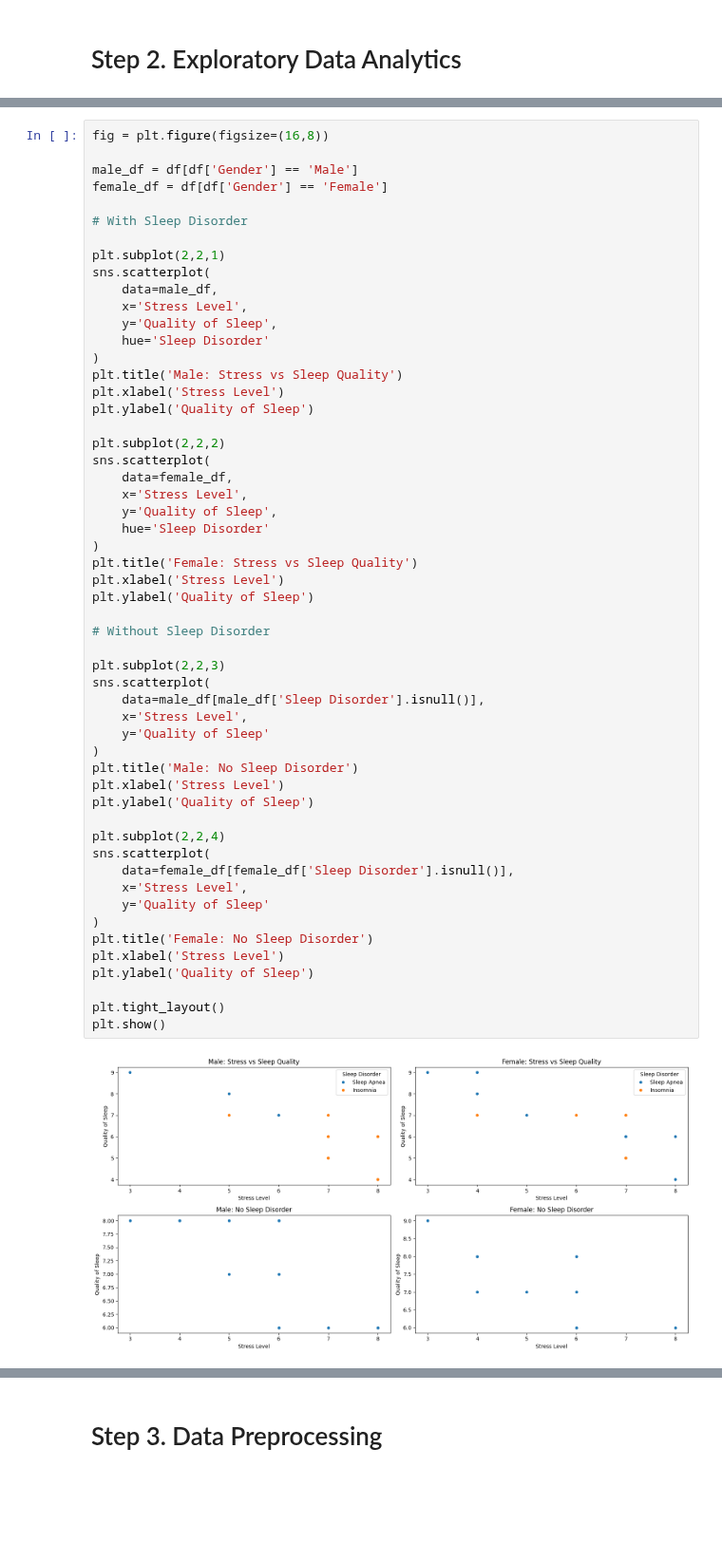
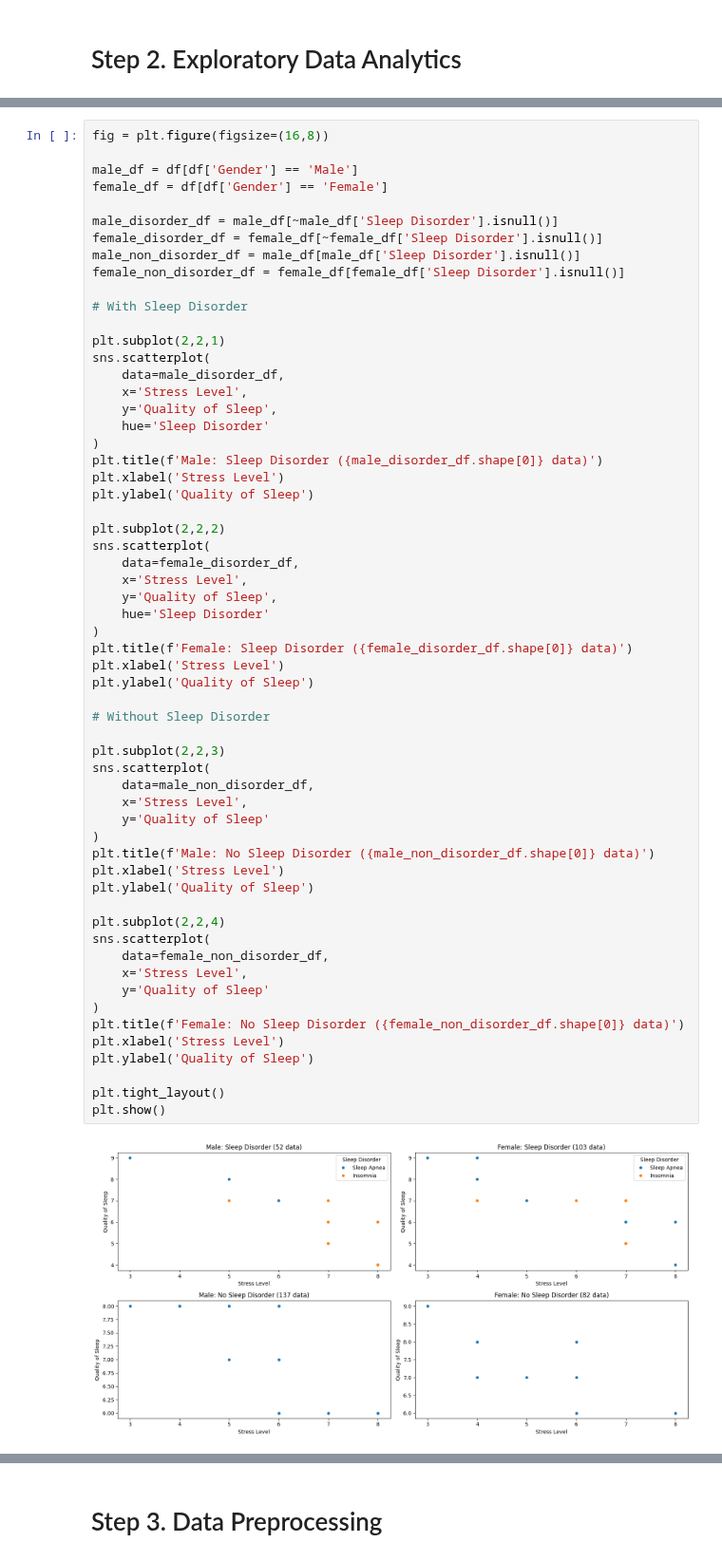
Before and after one commit to LCoder-FILE/TK_MachLearn, a Jupyter notebook: UTS/Code/main.ipynb, the cells around one changed output, grey strips where cells are left out. Shown at 95% size. Saved outputs shown, nothing was run; the diff lists cells and outputs as text; blank space fills up the shorter version.

```diff
--- a/UTS/Code/main.ipynb
+++ b/UTS/Code/main.ipynb
@@ -110,53 +110,58 @@ fig = plt.figure(figsize=(16,8))
 male_df = df[df['Gender'] == 'Male']
 female_df = df[df['Gender'] == 'Female']
 
+male_disorder_df = male_df[~male_df['Sleep Disorder'].isnull()]
+female_disorder_df = female_df[~female_df['Sleep Disorder'].isnull()]
+male_non_disorder_df = male_df[male_df['Sleep Disorder'].isnull()]
+female_non_disorder_df = female_df[female_df['Sleep Disorder'].isnull()]
+
 # With Sleep Disorder
 
 plt.subplot(2,2,1)
 sns.scatterplot(
-    data=male_df,
+    data=male_disorder_df,
     x='Stress Level',
     y='Quality of Sleep',
     hue='Sleep Disorder'
 )
-plt.title('Male: Stress vs Sleep Quality')
+plt.title(f'Male: Sleep Disorder ({male_disorder_df.shape[0]} data)')
 plt.xlabel('Stress Level')
 plt.ylabel('Quality of Sleep')
 
 plt.subplot(2,2,2)
 sns.scatterplot(
-    data=female_df,
+    data=female_disorder_df,
     x='Stress Level',
     y='Quality of Sleep',
     hue='Sleep Disorder'
 )
-plt.title('Female: Stress vs Sleep Quality')
+plt.title(f'Female: Sleep Disorder ({female_disorder_df.shape[0]} data)')
 plt.xlabel('Stress Level')
 plt.ylabel('Quality of Sleep')
 
 # Without Sleep Disorder
 
 plt.subplot(2,2,3)
 sns.scatterplot(
-    data=male_df[male_df['Sleep Disorder'].isnull()],
+    data=male_non_disorder_df,
     x='Stress Level',
     y='Quality of Sleep'
 )
-plt.title('Male: No Sleep Disorder')
+plt.title(f'Male: No Sleep Disorder ({male_non_disorder_df.shape[0]} data)')
 plt.xlabel('Stress Level')
 plt.ylabel('Quality of Sleep')
 
 plt.subplot(2,2,4)
 sns.scatterplot(
-    data=female_df[female_df['Sleep Disorder'].isnull()],
+    data=female_non_disorder_df,
     x='Stress Level',
     y='Quality of Sleep'
 )
-plt.title('Female: No Sleep Disorder')
+plt.title(f'Female: No Sleep Disorder ({female_non_disorder_df.shape[0]} data)')
 plt.xlabel('Stress Level')
 plt.ylabel('Quality of Sleep')
 
 plt.tight_layout()
 plt.show()
 # %% [output]
-[figure, old version]
+[figure, new version]
```
Also changed, not shown: parts of 3 cells of this notebook.
